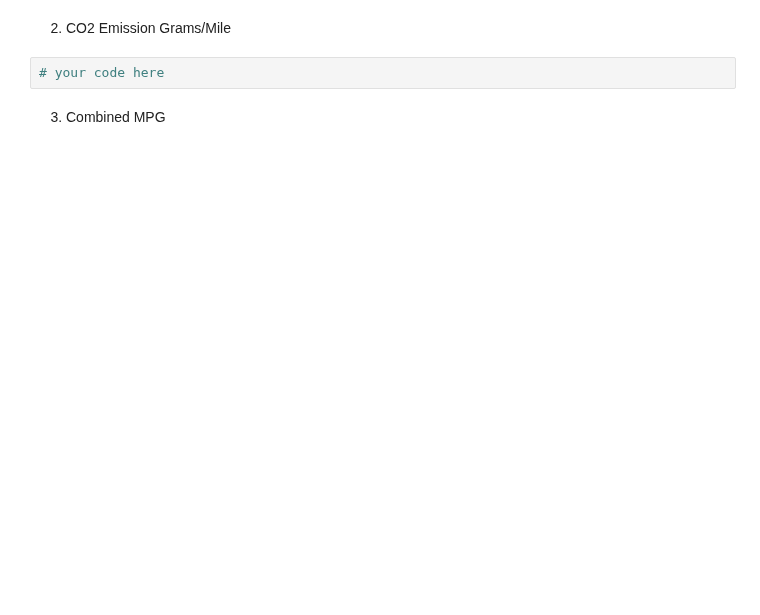
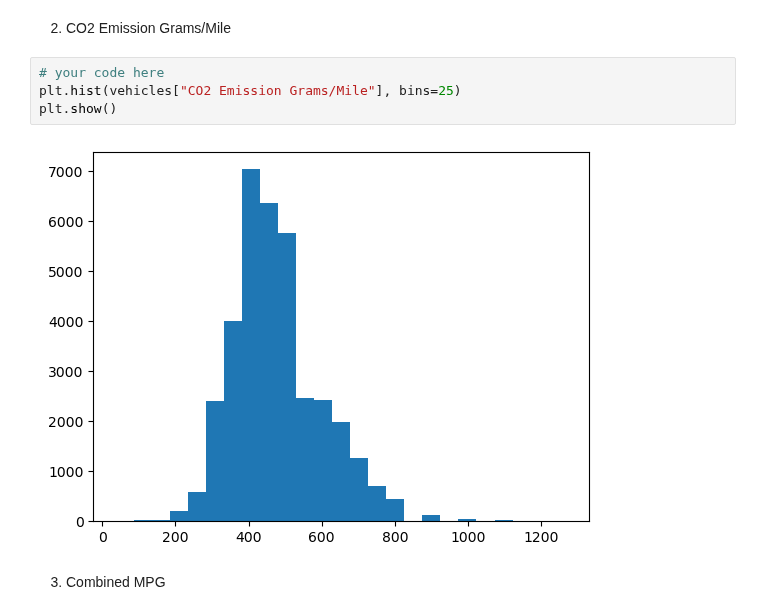
Before and after one commit to ta-data-lis/lab-probability-distributions, a Jupyter notebook: your-code/continuous.ipynb, the cells around one changed output. Cells and saved outputs as stored; diff of their text form; blank space fills up the shorter version.

```diff
--- a/your-code/continuous.ipynb
+++ b/your-code/continuous.ipynb
@@ -79,7 +130,11 @@ Then plot the histograms for the following variables:
 # %% [markdown]
 2. CO2 Emission Grams/Mile
-# %%
-# your code here
+# %%
+# your code here
+plt.hist(vehicles["CO2 Emission Grams/Mile"], bins=25)
+plt.show()
+# %% [output]
+[figure, added]
 # %% [markdown]
 3. Combined MPG
 # %%
```
Also changed, not shown: parts of 30 cells of this notebook.
